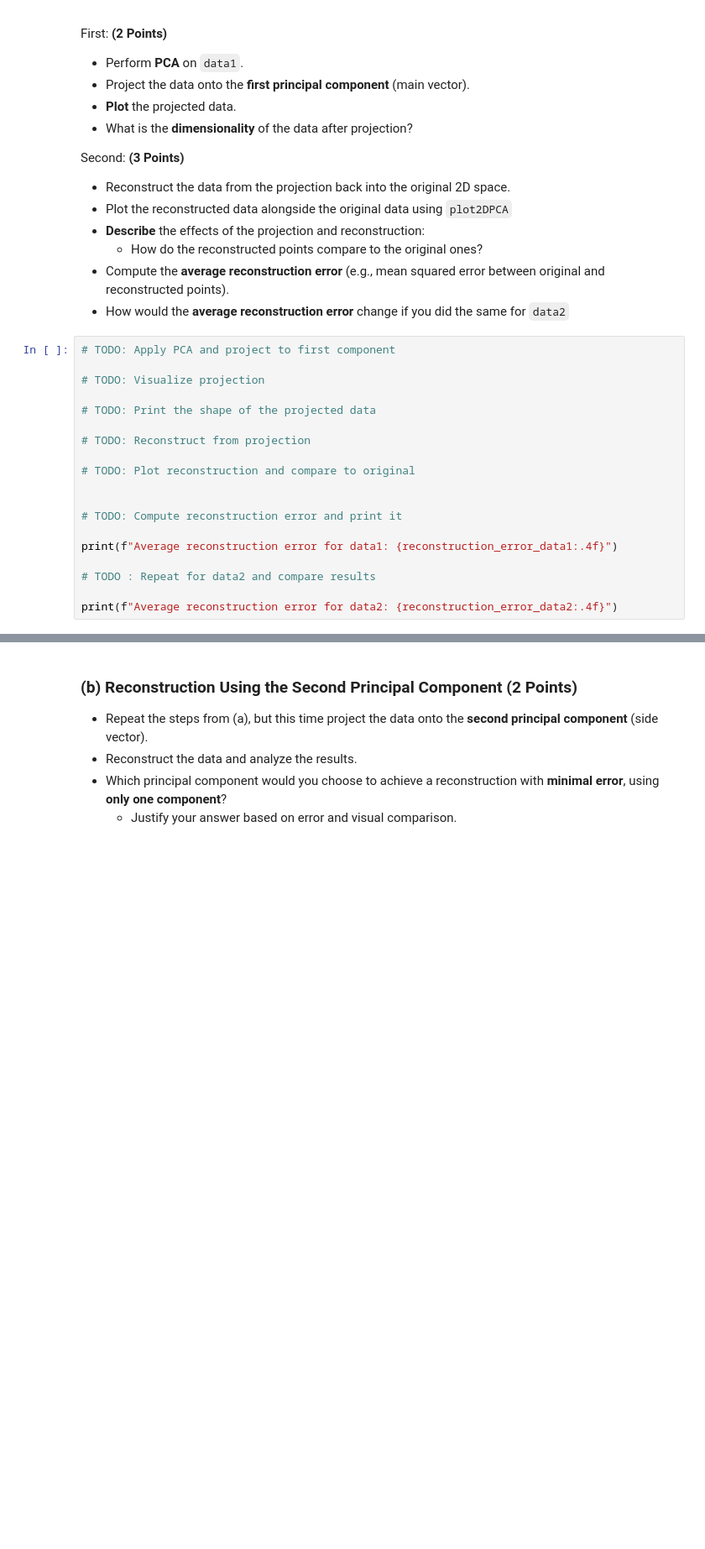
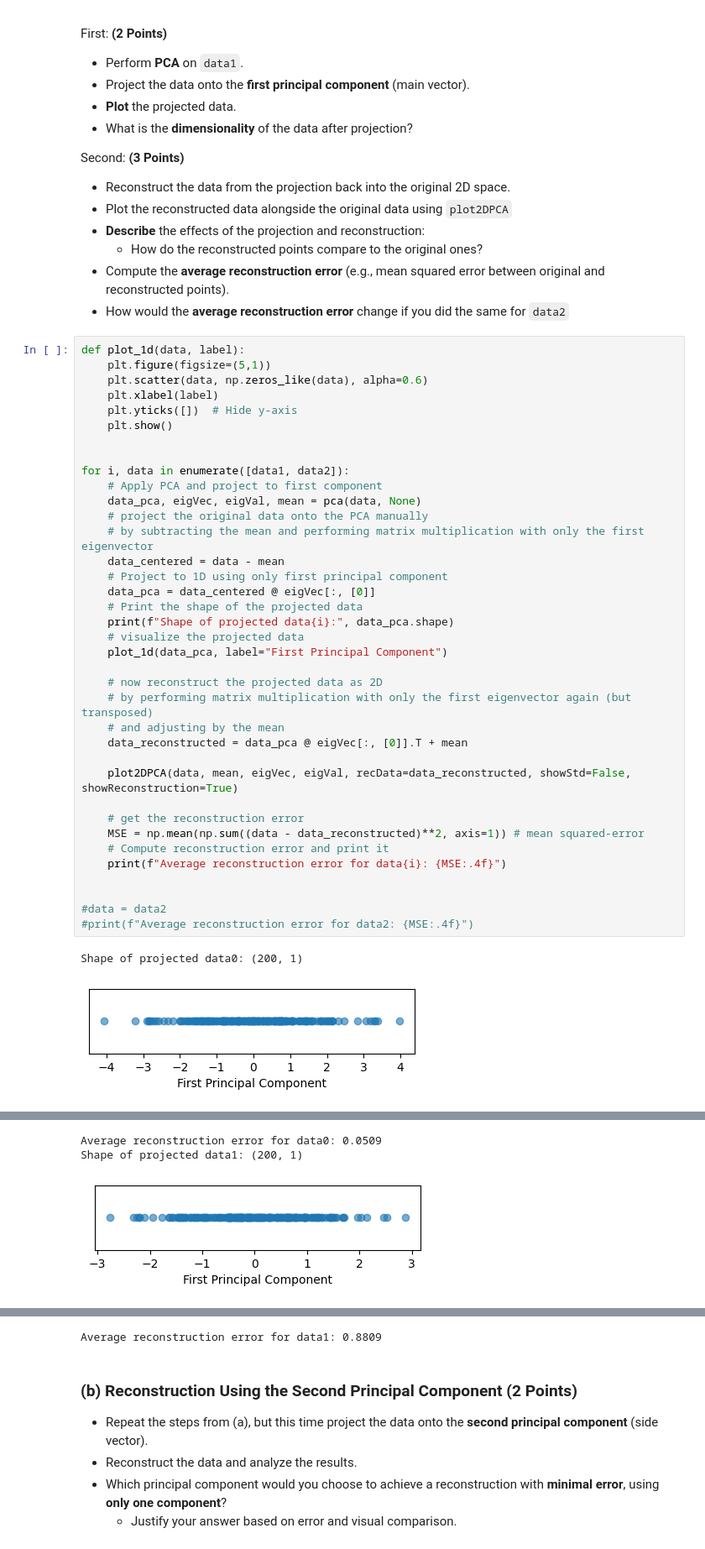
Before and after one commit to nikoczernin/MedicalAnalysis1, a Jupyter notebook: assignment1/notebook.ipynb, the cells around one changed output, grey strips where cells are left out. Shown: that part at 84% size. Cells and saved outputs as stored; diff of their text form; blank space fills up the shorter version.

```diff
--- a/assignment1/notebook.ipynb
+++ b/assignment1/notebook.ipynb
@@ -263,22 +258,43 @@ Second: **(3 Points)**
   - How do the reconstructed points compare to the original ones?
 - Compute the **average reconstruction error** (e.g., mean squared error between original and reconstructed points).
 - How would the **average reconstruction error** change if you did the same for `data2`
-# %%
-# TODO: Apply PCA and project to first component
-
-# TODO: Visualize projection
-
-# TODO: Print the shape of the projected data
-
-# TODO: Reconstruct from projection
-
-# TODO: Plot reconstruction and compare to original
-
-
-# TODO: Compute reconstruction error and print it
-
-print(f"Average reconstruction error for data1: {reconstruction_error_data1:.4f}")
-
-# TODO : Repeat for data2 and compare results
-
-print(f"Average reconstruction error for data2: {reconstruction_error_data2:.4f}")
+# %%
+def plot_1d(data, label):
+    plt.figure(figsize=(5,1))
+    plt.scatter(data, np.zeros_like(data), alpha=0.6)
+    plt.xlabel(label)
+    plt.yticks([])  # Hide y-axis
+    plt.show()
+
+
+for i, data in enumerate([data1, data2]):
+    # Apply PCA and project to first component
+    data_pca, eigVec, eigVal, mean = pca(data, None)
+    # project the original data onto the PCA manually
+    # by subtracting the mean and performing matrix multiplication with only the first eigenvector
+    data_centered = data - mean
+    # Project to 1D using only first principal component
+    data_pca = data_centered @ eigVec[:, [0]]
+    # Print the shape of the projected data
+    print(f"Shape of projected data{i}:", data_pca.shape)
+    # visualize the projected data
+    plot_1d(data_pca, label="First Principal Component")
+
+    # now reconstruct the projected data as 2D
+    # by performing matrix multiplication with only the first eigenvector again (but transposed)
+    # and adjusting by the mean
+    data_reconstructed = data_pca @ eigVec[:, [0]].T + mean
+
+    plot2DPCA(data, mean, eigVec, eigVal, recData=data_reconstructed, showStd=False, showReconstruction=True)
+
+    # get the reconstruction error
+    MSE = np.mean(np.sum((data - data_reconstructed)**2, axis=1)) # mean squared-error
+    # Compute reconstruction error and print it
+    print(f"Average reconstruction error for data{i}: {MSE:.4f}")
+
+
+#data = data2
+#print(f"Average reconstruction error for data2: {MSE:.4f}")
+# %% [output]
+Shape of projected data0: (200, 1)
+[figure, added]
@@ -284,0 +302,3 @@ print(f"Average reconstruction error for data2: {reconstruction_error_data2:.4f}
+Average reconstruction error for data0: 0.0509
+Shape of projected data1: (200, 1)
+[figure, added]
@@ -285,3 +306,4 @@ print(f"Average reconstruction error for data2: {reconstruction_error_data2:.4f}
+Average reconstruction error for data1: 0.8809
 # %% [markdown]
 
 ### (b) Reconstruction Using the Second Principal Component (2 Points)
```
Also changed, not shown: parts of 2 cells of this notebook, 1 other file.
